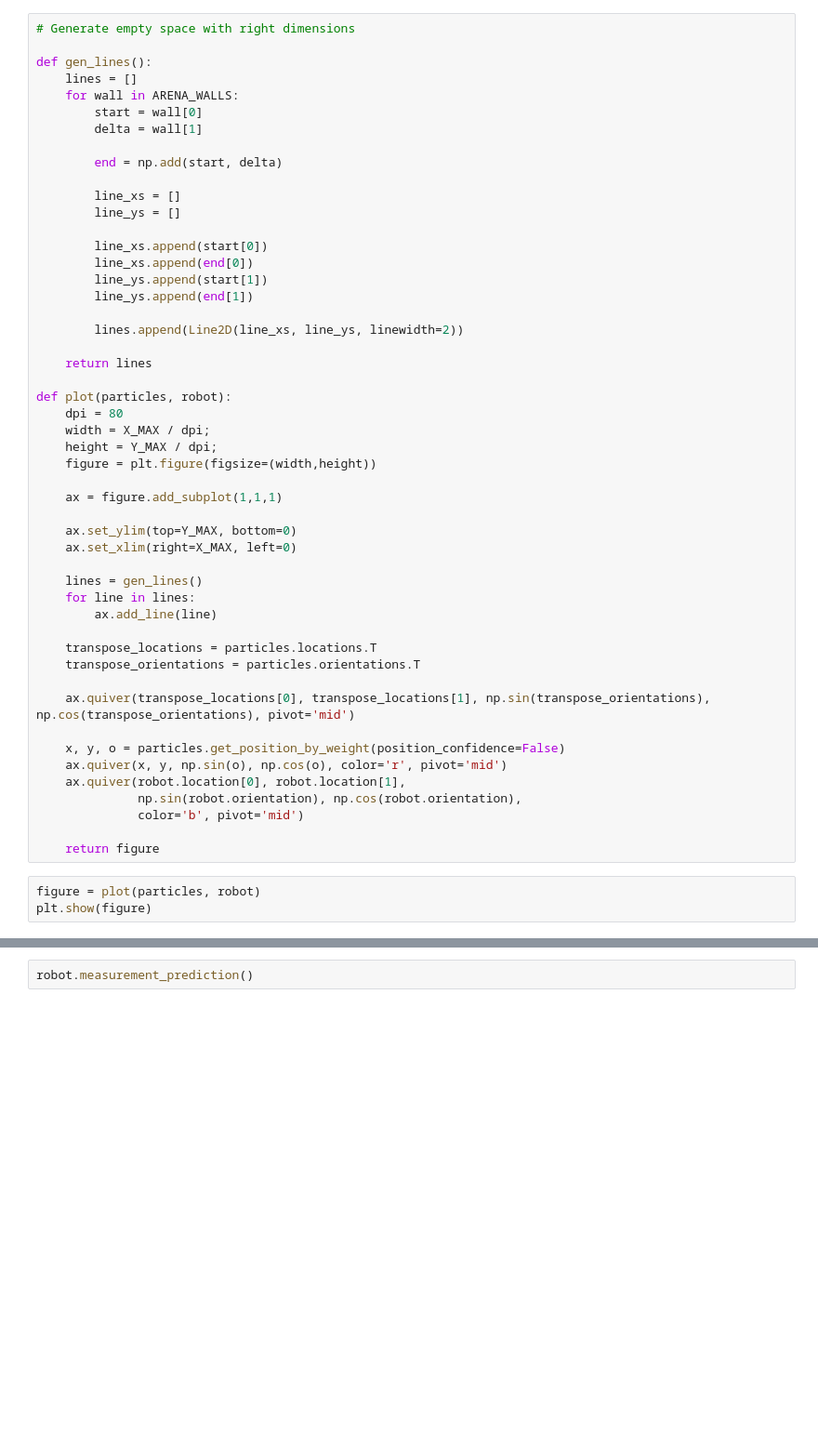
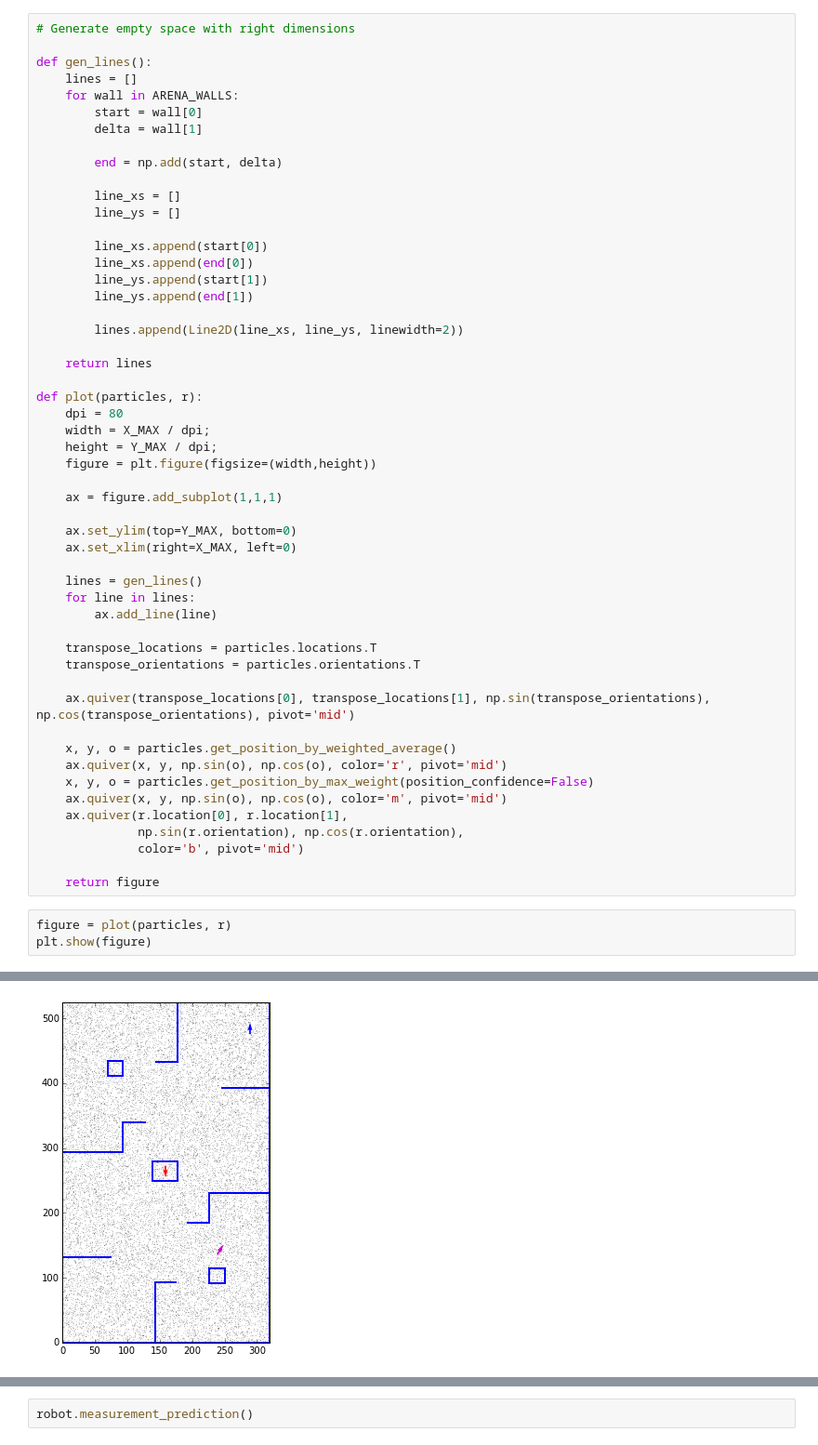
Before and after one commit to crunchiness/rss, a Jupyter notebook: particle_filtering_visualization.ipynb, the cells around one changed output, grey strips where cells are left out. Shown: that part at 93% size. Cells and saved outputs as stored; diff of their text form; blank space fills up the shorter version.

```diff
--- a/particle_filtering_visualization.ipynb
+++ b/particle_filtering_visualization.ipynb
@@ -32,7 +30,7 @@ def gen_lines():
 
     return lines
 
-def plot(particles, robot):
+def plot(particles, r):
     dpi = 80
     width = X_MAX / dpi;
     height = Y_MAX / dpi;
@@ -52,13 +50,16 @@ def plot(particles, robot):
 
     ax.quiver(transpose_locations[0], transpose_locations[1], np.sin(transpose_orientations), np.cos(transpose_orientations), pivot='mid')
 
-    x, y, o = particles.get_position_by_weight(position_confidence=False)
+    x, y, o = particles.get_position_by_weighted_average()
     ax.quiver(x, y, np.sin(o), np.cos(o), color='r', pivot='mid')
-    ax.quiver(robot.location[0], robot.location[1],
-              np.sin(robot.orientation), np.cos(robot.orientation),
+    x, y, o = particles.get_position_by_max_weight(position_confidence=False)
+    ax.quiver(x, y, np.sin(o), np.cos(o), color='m', pivot='mid')
+    ax.quiver(r.location[0], r.location[1],
+              np.sin(r.orientation), np.cos(r.orientation),
               color='b', pivot='mid')
 
     return figure
 # %%
-figure = plot(particles, robot)
+figure = plot(particles, r)
 plt.show(figure)
+# %% [output]
@@ -65 +68,2 @@ plt.show(figure)
+[figure, added]
 # %%
```
Also changed, not shown: parts of 17 cells of this notebook, 2 other files.
